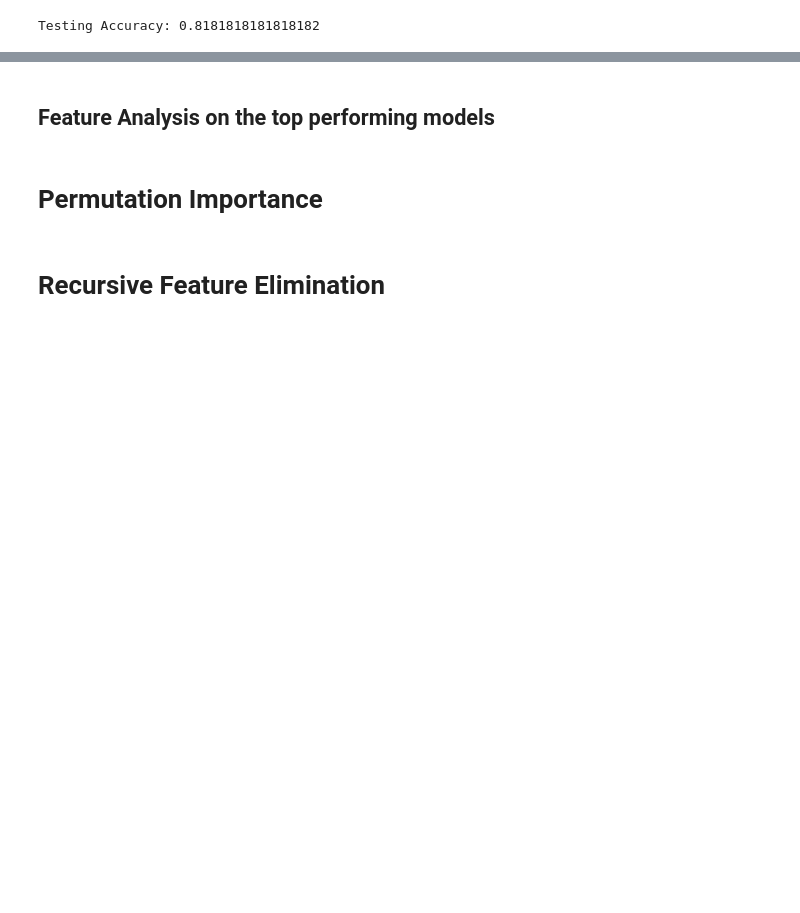
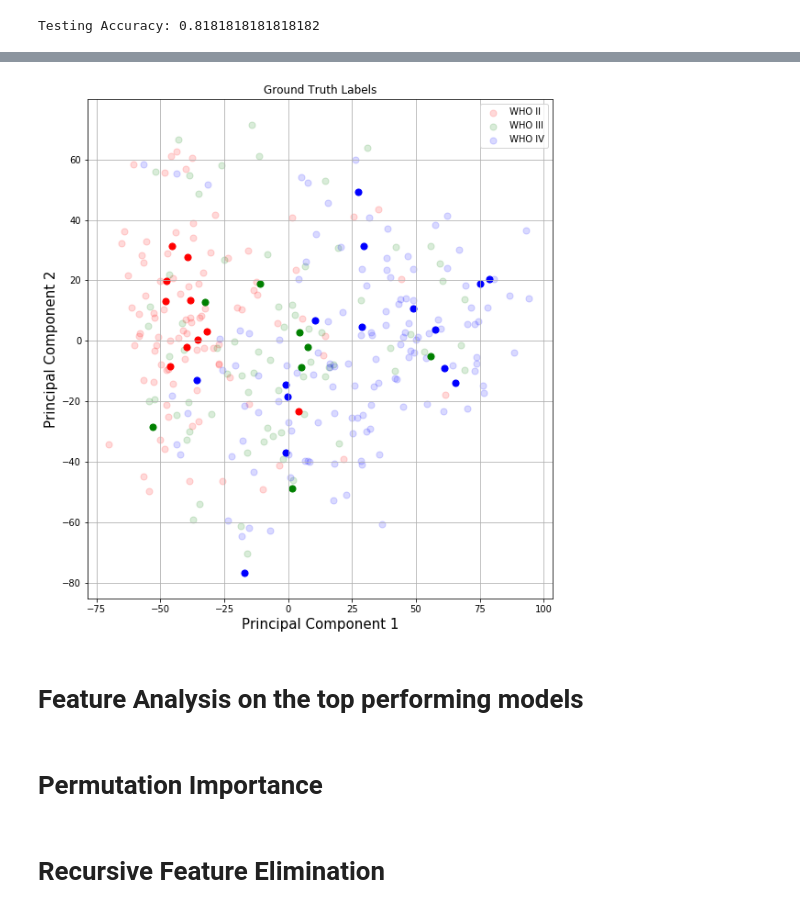
Before and after one commit to dsikka/Comp_Genomics, a Jupyter notebook: supervised_methods.ipynb, the cells around one changed output, grey strips where cells are left out. Saved outputs shown, nothing was run; the diff lists cells and outputs as text; code cells hidden in the pictures; blank space fills up the shorter version.

```diff
--- a/supervised_methods.ipynb
+++ b/supervised_methods.ipynb
@@ -342,5 +421,44 @@ Testing Accuracy: 0.8181818181818182
+# %%
+# Ground Truth
+pca = PCA(n_components=2)
+high_scaler = StandardScaler()
+train_scaled = high_scaler.fit_transform(train_data)
+test_scaled = high_scaler.transform(test_data)
+transformed_data = pca.fit_transform(train_scaled)
+transformed_data_test = pca.transform(test_scaled)
+training_plot = pd.DataFrame(data = transformed_data, columns = ['principal component 1', 'principal component 2'])
+testing_plot = pd.DataFrame(data = transformed_data_test, columns = ['principal component 1', 'principal component 2'])
+class_labels_df_train = pd.DataFrame(train_labels)
+class_labels_df_test = pd.DataFrame(test_labels)
+training_df = pd.concat([training_plot, class_labels_df_train], axis = 1)
+training_df.columns = ['PC1', 'PC2', 'Grade']
+testing_df = pd.concat([testing_plot, class_labels_df_test], axis = 1)
+testing_df.columns = ['PC1', 'PC2', 'Grade']
+fig = plt.figure(figsize = (20, 10))
+ax = fig.add_subplot(1,2,1)
+ax.set_xlabel('Principal Component 1', fontsize = 15)
+ax.set_ylabel('Principal Component 2', fontsize = 15)
+targets = ['WHO II', 'WHO III', 'WHO IV']
+colors = ['r', 'g', 'b']
+for target, color in zip(targets,colors):
+    indicesToKeep = training_df['Grade'] == target
+    ax.scatter(training_df.loc[indicesToKeep, 'PC1']
+               , training_df.loc[indicesToKeep, 'PC2']
+               , c = color
+               , s = 50, alpha = 0.15)
+for target, color in zip(targets,colors):
+    indicesToKeep = testing_df['Grade'] == target
+    ax.scatter(testing_df.loc[indicesToKeep, 'PC1']
+               , testing_df.loc[indicesToKeep, 'PC2']
+               , c = color
+               , s = 50)
+ax.set_title('Ground Truth Labels')
+ax.legend(targets)
+ax.grid()
+# %% [output]
+[figure, added]
 # %% [markdown]
-## Feature Analysis on the top performing models
+# Feature Analysis on the top performing models
 # %%
 from sklearn.inspection import permutation_importance
 from sklearn.feature_selection import RFE
```
Also changed, not shown: parts of 65 cells of this notebook, 1 other file.
